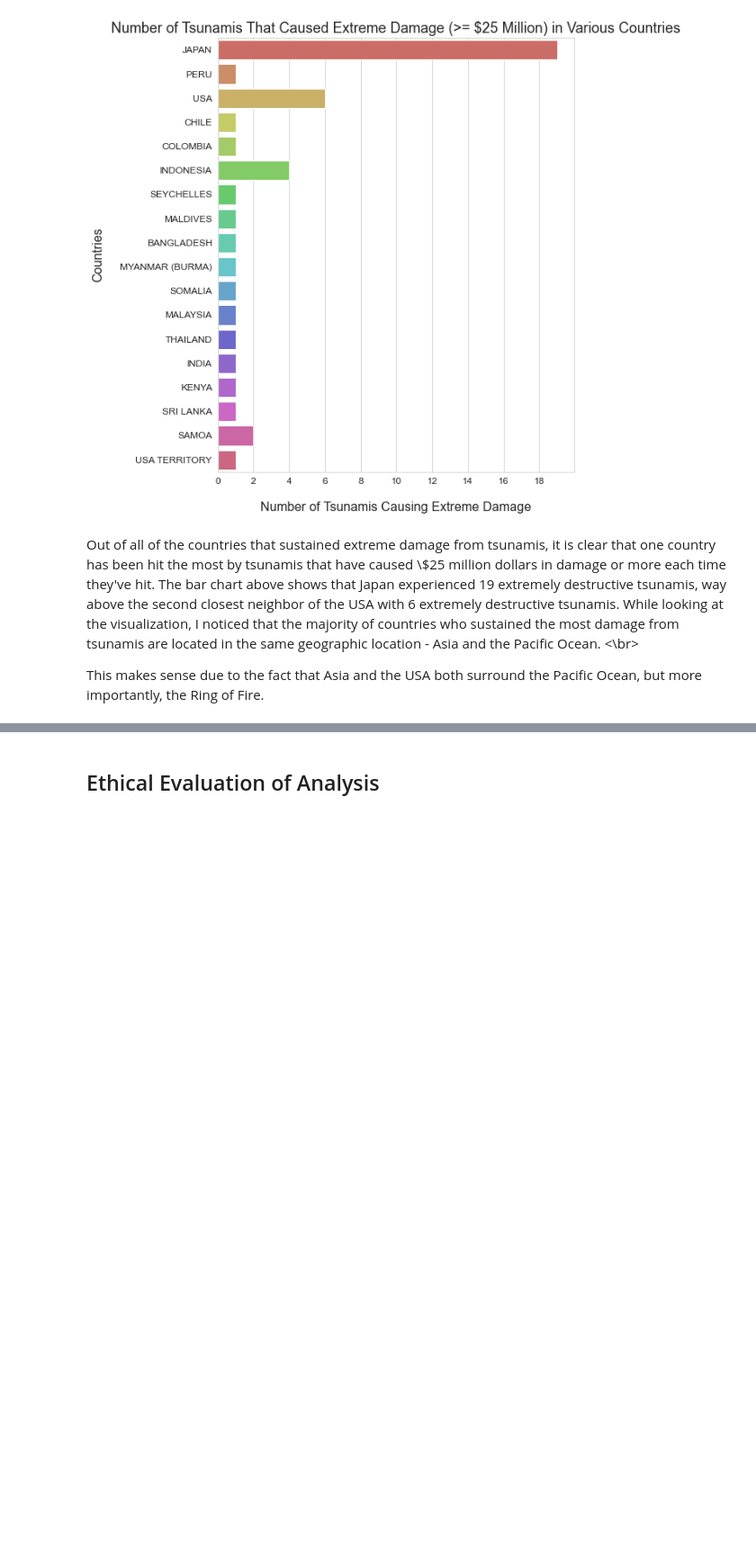
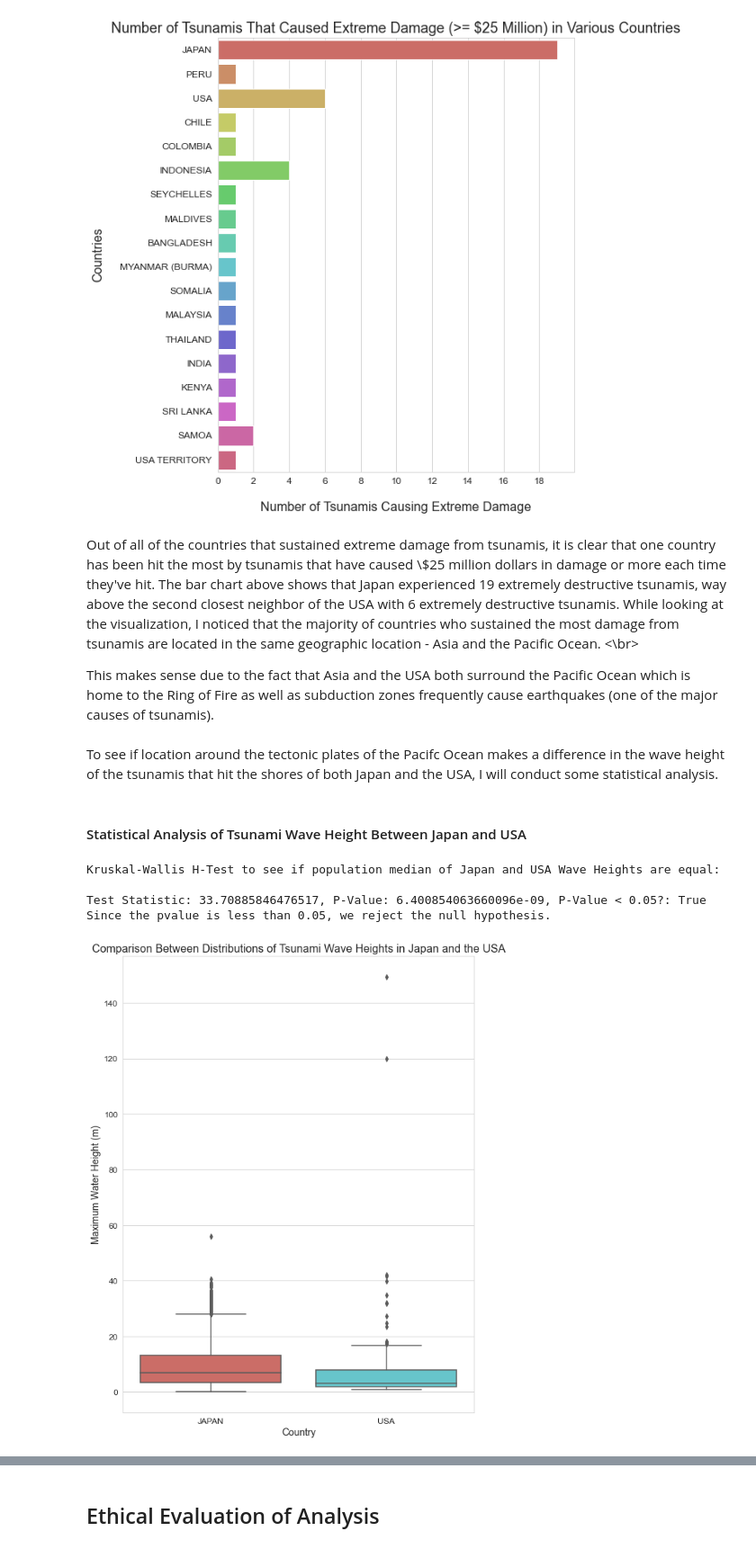
Before and after one commit to gbugieda/midtem-367-datascience, a Jupyter notebook: Final-Tsunami-Impact.ipynb, the cells around one changed output, grey strips where cells are left out. Shown at 90% size. Saved outputs shown, nothing was run; the diff lists cells and outputs as text; code cells hidden in the pictures; blank space fills up the shorter version.

Commit message:
added stat test

```diff
--- a/Final-Tsunami-Impact.ipynb
+++ b/Final-Tsunami-Impact.ipynb
@@ -92,4 +92,40 @@ plt.show()
 # %% [markdown]
 Out of all of the countries that sustained extreme damage from tsunamis, it is clear that one country has been hit the most by tsunamis that have caused \\$25 million dollars in damage or more each time they've hit.  The bar chart above shows that Japan experienced 19 extremely destructive tsunamis, way above the second closest neighbor of the USA with 6 extremely destructive tsunamis.  While looking at the visualization, I noticed that the majority of countries who sustained the most damage from tsunamis are located in the same geographic location - Asia and the Pacific Ocean.  <\br>
 
-This makes sense due to the fact that Asia and the USA both surround the Pacific Ocean, but more importantly, the Ring of Fire.
+This makes sense due to the fact that Asia and the USA both surround the Pacific Ocean which is home to the Ring of Fire as well as subduction zones frequently cause earthquakes (one of the major causes of tsunamis).
+# %% [markdown]
+To see if location around the tectonic plates of the Pacifc Ocean makes a difference in the wave height of the tsunamis that hit the shores of both Japan and the USA, I will conduct some statistical analysis.
+# %% [markdown]
+#### Statistical Analysis of Tsunami Wave Height Between Japan and USA
+# %%
+test_df = df.dropna(subset = ['Maximum Water Height (m)','Max Inundation Distance (m)'])
+names = ['JAPAN', 'USA']
+test_df= test_df.loc[test_df['Country'].isin(names)]
+
+usa_df = test_df.loc[test_df['Country'] == 'USA']
+usa_wave_height = usa_df['Maximum Water Height (m)'].tolist()
+
+japan_df = test_df.loc[test_df['Country'] == 'JAPAN']
+japan_wave_height = japan_df['Maximum Water Height (m)'].tolist()
+
+statistic, p_value = stats.kruskal(usa_wave_height,japan_wave_height)
+print("Kruskal-Wallis H-Test to see if population median of Japan and USA Wave Heights are equal:\n")
+print("Test Statistic: " + str(statistic) + ", P-Value: " + str(p_value) + ", P-Value < 0.05?: " + str(p_value < .05))
+if p_value < 0.05:
+    print("Since the pvalue is less than 0.05, we reject the null hypothesis. \n")
+else:
+    print("Since the pvalue is greater than 0.05, we accept the null hypothesis.\n")
+# %% [output]
+Kruskal-Wallis H-Test to see if population median of Japan and USA Wave Heights are equal:
+
+Test Statistic: 33.70885846476517, P-Value: 6.400854063660096e-09, P-Value < 0.05?: True
+Since the pvalue is less than 0.05, we reject the null hypothesis.
+# %%
+plt.figure(figsize=(9,12))
+sns.boxplot(data=test_df,x='Country', y = 'Maximum Water Height (m)', palette='hls')
+plt.xlabel("Country",fontsize=14)
+plt.ylabel("Maximum Water Height (m)",fontsize=14)
+plt.title("Comparison Between Distributions of Tsunami Wave Heights in Japan and the USA",fontsize=16)
+plt.show()
+# %% [output]
+[figure, added]
```
Also changed, not shown: parts of 3 cells of this notebook, 1 other file.
